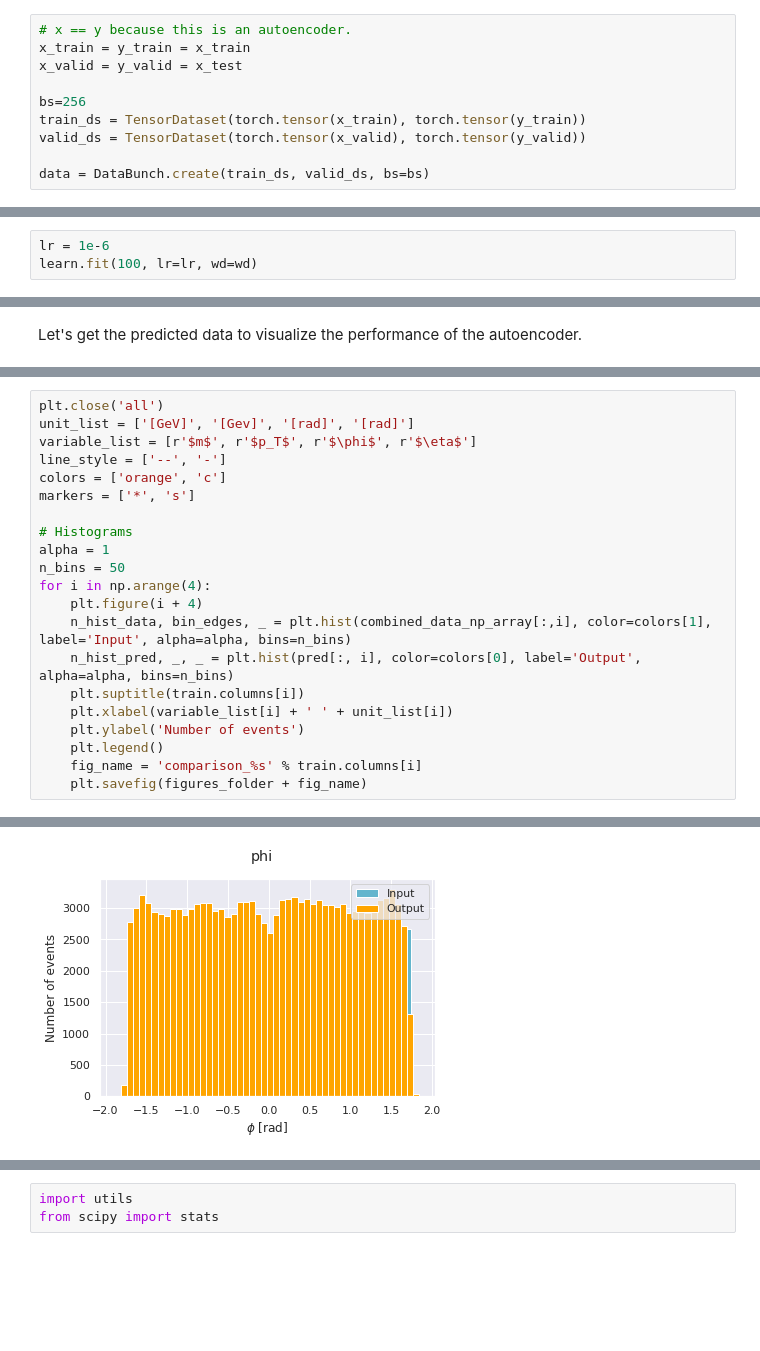
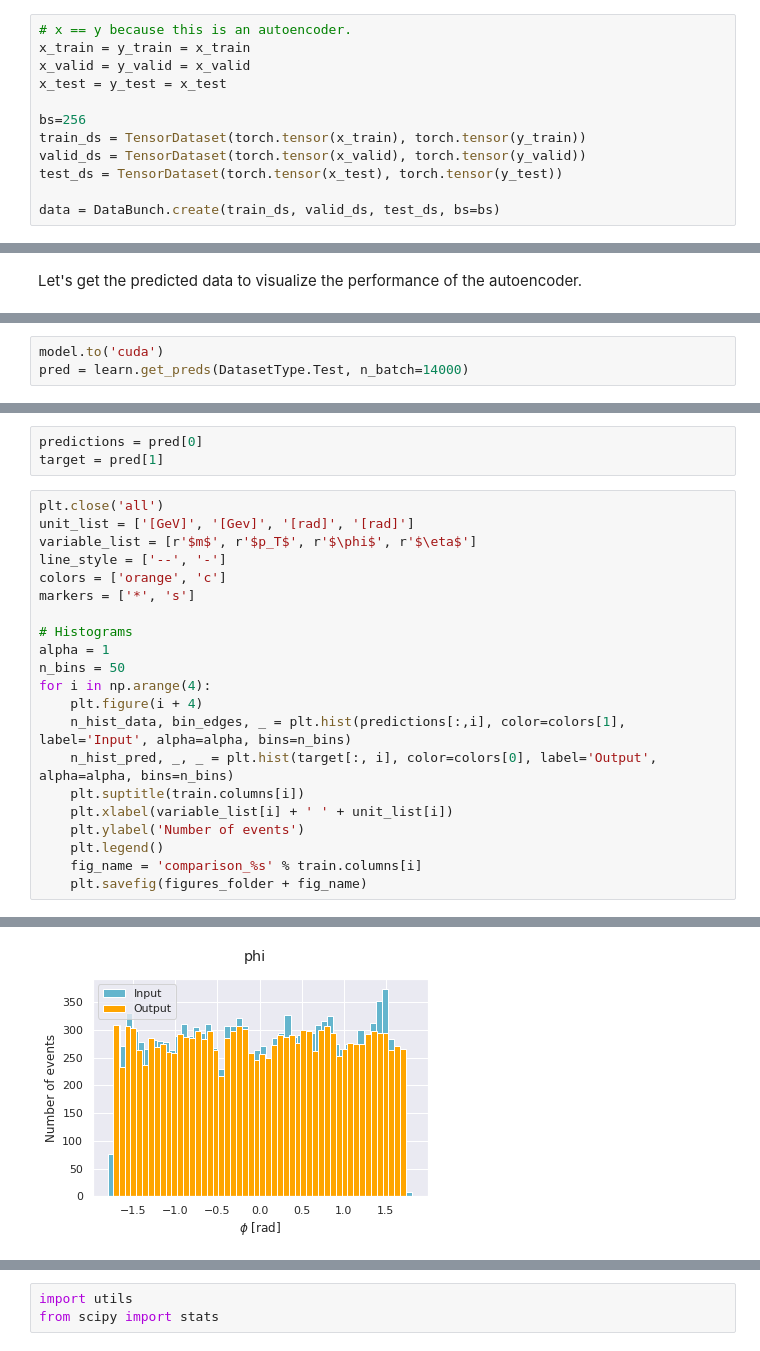
Before and after one commit to ATLAS-Autoencoders-GSoC-2020-Closed/gsoc-assignment-prabh27, a Jupyter notebook: autoencoder_4D.ipynb, the cells around one changed output, grey strips where cells are left out. Cells and saved outputs as stored; diff of their text form; blank space fills up the shorter version.

Commit message:
adding the figures and modifications in the jupyter notebook

```diff
--- a/autoencoder_4D.ipynb
+++ b/autoencoder_4D.ipynb
@@ -237,13 +286,15 @@ dtype('float32')
 # %%
 # x == y because this is an autoencoder.
 x_train = y_train = x_train
-x_valid = y_valid = x_test
+x_valid = y_valid = x_valid
+x_test = y_test = x_test
 
 bs=256
 train_ds = TensorDataset(torch.tensor(x_train), torch.tensor(y_train))
 valid_ds = TensorDataset(torch.tensor(x_valid), torch.tensor(y_valid))
+test_ds = TensorDataset(torch.tensor(x_test), torch.tensor(y_test))
 
-data = DataBunch.create(train_ds, valid_ds, bs=bs)
+data = DataBunch.create(train_ds, valid_ds, test_ds, bs=bs)
 # %%
 x,y = next(iter(data.train_dl))
 x.shape,y.shape
@@ -341,3 +391,0 @@ learn.fit(100, lr=lr, wd=wd)
-# %%
-lr = 1e-6
-learn.fit(100, lr=lr, wd=wd)
@@ -395,0 +421,3 @@ pred = model(combined_data_tensor).detach().numpy()
+# %%
+model.to('cuda')
+pred = learn.get_preds(DatasetType.Test, n_batch=14000)
@@ -410,3 +450,6 @@ array([[-0.687241, -0.618379,  0.868451,  0.764651],
+# %%
+predictions = pred[0]
+target = pred[1]
 # %%
 plt.close('all')
 unit_list = ['[GeV]', '[Gev]', '[rad]', '[rad]']
@@ -420,8 +463,8 @@ alpha = 1
 n_bins = 50
 for i in np.arange(4):
     plt.figure(i + 4)
-    n_hist_data, bin_edges, _ = plt.hist(combined_data_np_array[:,i], color=colors[1], label='Input', alpha=alpha, bins=n_bins)
-    n_hist_pred, _, _ = plt.hist(pred[:, i], color=colors[0], label='Output', alpha=alpha, bins=n_bins)
+    n_hist_data, bin_edges, _ = plt.hist(predictions[:,i], color=colors[1], label='Input', alpha=alpha, bins=n_bins)
+    n_hist_pred, _, _ = plt.hist(target[:, i], color=colors[0], label='Output', alpha=alpha, bins=n_bins)
     plt.suptitle(train.columns[i])
     plt.xlabel(variable_list[i] + ' ' + unit_list[i])
     plt.ylabel('Number of events')
@@ -434 +477 @@ for i in np.arange(4):
-[figure, old version]
+[figure, new version]
```
Also changed, not shown: parts of 53 cells of this notebook, 9 other files.
